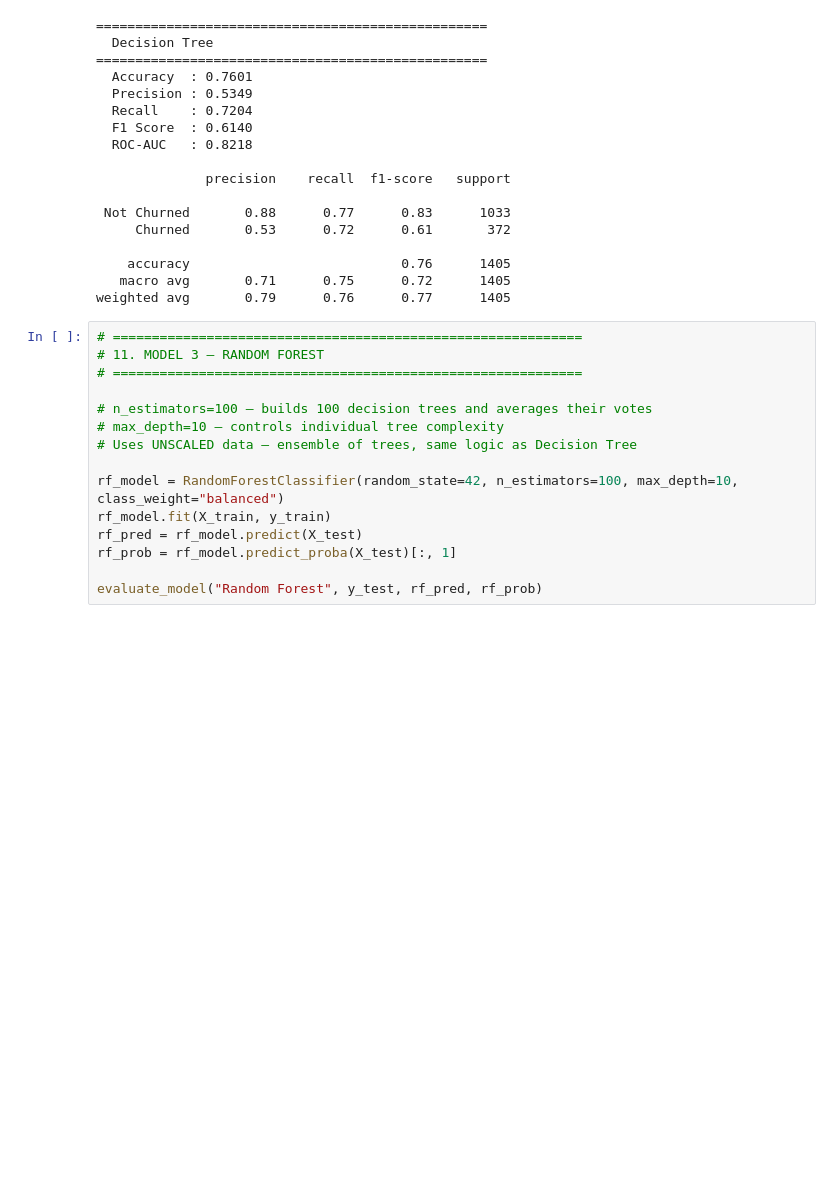
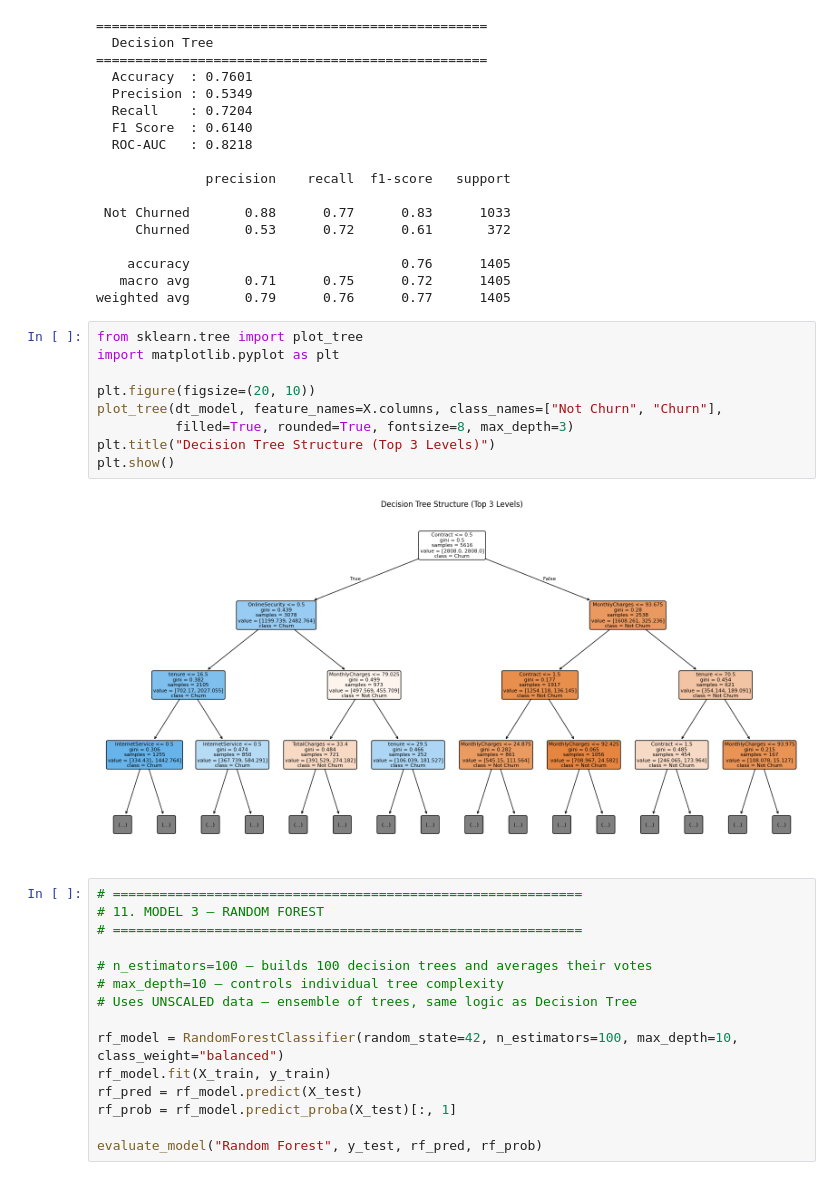
Before and after one commit to souratisinha/Telco-Customer-Churn-Prediction, a Jupyter notebook: Telco_Customer_Churn_Analysis.ipynb, the cells around one changed output. Saved outputs shown, nothing was run; the diff lists cells and outputs as text; blank space fills up the shorter version.

```diff
--- a/Telco_Customer_Churn_Analysis.ipynb
+++ b/Telco_Customer_Churn_Analysis.ipynb
@@ -508,6 +508,17 @@ evaluate_model("Decision Tree", y_test, dt_pred, dt_prob)
     accuracy                           0.76      1405
    macro avg       0.71      0.75      0.72      1405
 weighted avg       0.79      0.76      0.77      1405
+# %%
+from sklearn.tree import plot_tree
+import matplotlib.pyplot as plt
+
+plt.figure(figsize=(20, 10))
+plot_tree(dt_model, feature_names=X.columns, class_names=["Not Churn", "Churn"],
+          filled=True, rounded=True, fontsize=8, max_depth=3)
+plt.title("Decision Tree Structure (Top 3 Levels)")
+plt.show()
+# %% [output]
+[figure, added]
 # %%
 # ============================================================
 # 11. MODEL 3 — RANDOM FOREST
```
